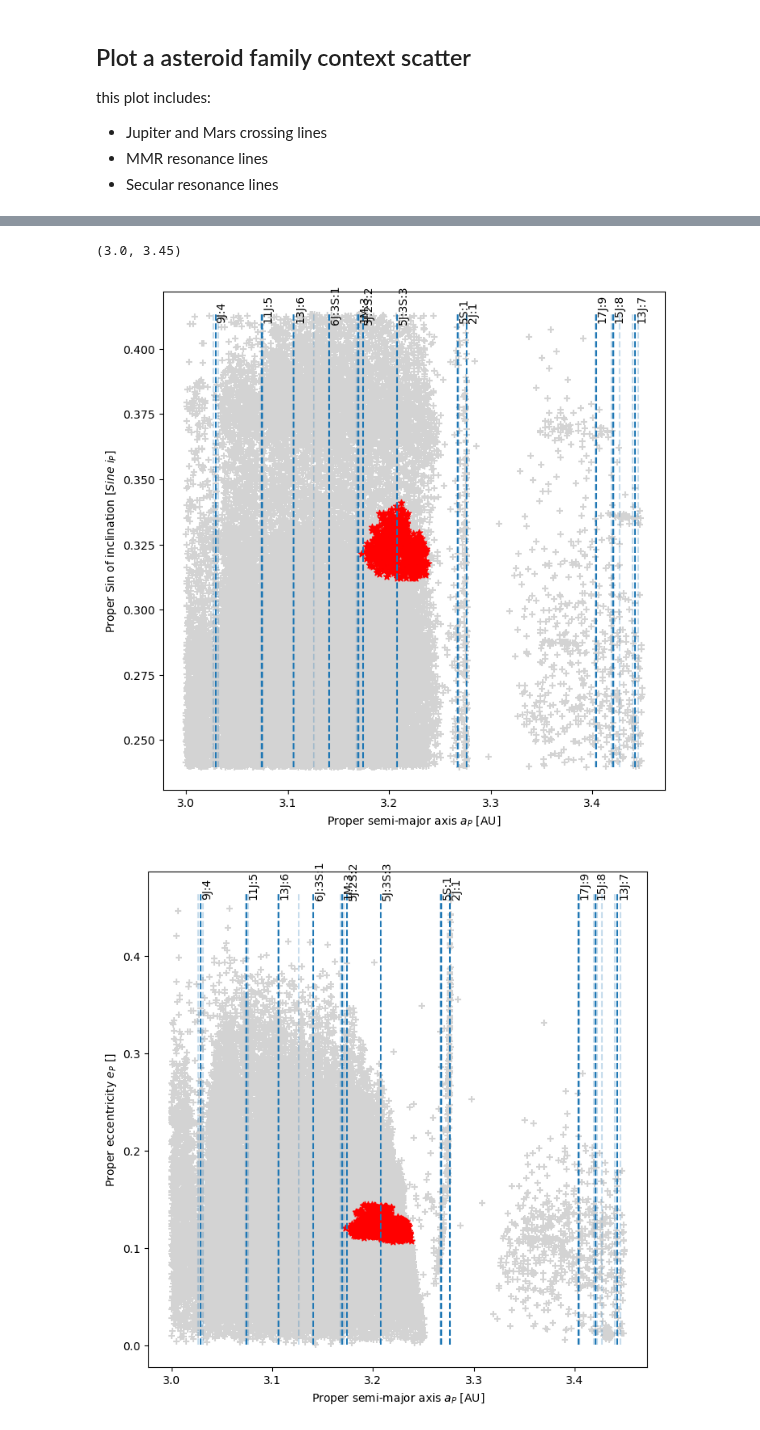
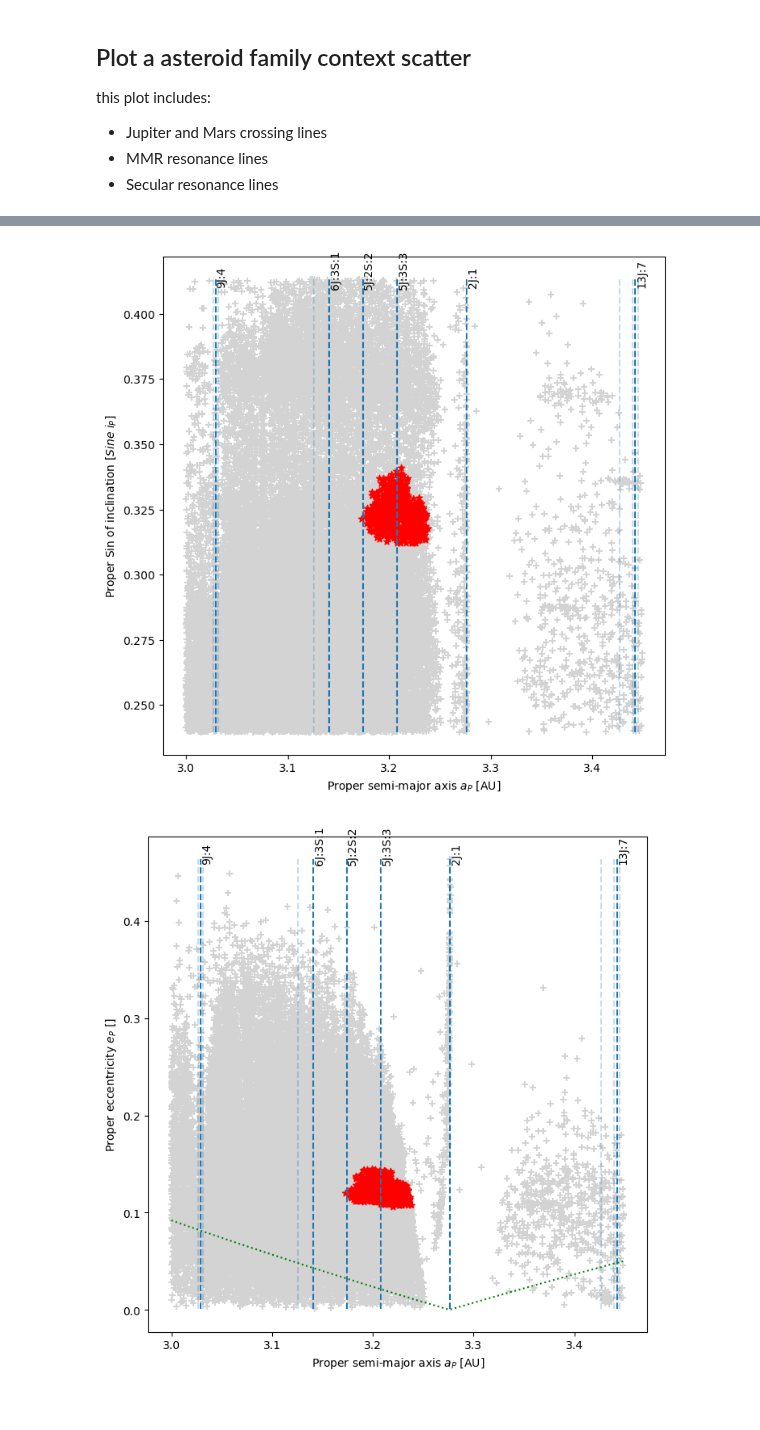
Before and after one commit to crankymax/asteroid_families, a Jupyter notebook: jupyter_notebooks/Luthera_Family_Analysis_AUG15.ipynb, the cells around one changed output, grey strips where cells are left out. Saved outputs shown, nothing was run; the diff lists cells and outputs as text; code cells hidden in the pictures.

Commit message:
New plots

```diff
--- a/jupyter_notebooks/Luthera_Family_Analysis_AUG15.ipynb
+++ b/jupyter_notebooks/Luthera_Family_Analysis_AUG15.ipynb
@@ -69,8 +64,8 @@ mmr_atlas[(mmr_atlas.sma >= 3.15) & (mmr_atlas.sma <= 3.3) & (mmr_atlas.strength
 # %%
 # MMR values in AU
 mmrs_3b_luthera = {'6J:3S:1':[3.141,1.0002,0.9985],
-                '5J:2S:2':[3.174,1.0002,0.9985],
-                '5J:3S:3':[3.208,1.0002, 0.9985]}
+                   '5J:2S:2':[3.174,1.0002,0.9985],
+                   '5J:3S:3':[3.208,1.0002,0.9985]}
 
 def plot_2b_mmr(ax, sma_range, line_min, line_max, min_strength=1e-13):
     plt_2b_mmr = mmr_atlas[(mmr_atlas.sma >= sma_range[0]) & (mmr_atlas.sma <= sma_range[1]) & (mmr_atlas.strength > min_strength)]
@@ -94,10 +89,9 @@ def plot_3b_mmr(ax, sma_range, line_min, line_max):
 
 
 # add the MMR lines in a plot with an semi-major axis (a) x axis.
-def plot_mmrs(ax, sma_range, line_min, line_max):
-    plot_2b_mmr(ax, sma_range, line_min, line_max)
+def plot_mmrs(ax, sma_range, line_min, line_max, min_strength=1e-13):
+    plot_2b_mmr(ax, sma_range, line_min, line_max, min_strength)
     plot_3b_mmr(ax, sma_range, line_min, line_max)
-
 
 
 mars_a = 1.666
@@ -137,10 +131,29 @@ mars_Q = np.vstack([a_range, mars_crossing_e])
 
 plot_values = np.where((jupiter_q[0,:]>=3.17) & (jupiter_q[0,:]<=3.24))[0]
 
-def plot_crossing_e(ax,x_min, x_max):
+def plot_js_crossing_e(ax,x_min, x_max):
     plot_values = np.where((jupiter_q[0,:]>=x_min) & (jupiter_q[0,:]<=x_max))[0]
     ax.plot(mars_Q[:,np.array(plot_values)][0],mars_Q[:,np.array(plot_values)][1])
     ax.plot(jupiter_q[:,np.array(plot_values)][0],jupiter_q[:,np.array(plot_values)][1])
+
+
+def plot_crossing_e(ax, sma_min, sma_max, sma):
+    a_range = np.linspace(sma_min, sma_max, 100)
+
+    if sma > sma_max:
+        crossing_e = (sma/a_range-1)
+    elif sma > sma_min and sma < sma_max:
+        sma_index = np.where(a_range >= sma)[0]
+        crossing_e_1 = (sma/a_range[:sma_index[0]])-1
+        crossing_e_2 = 1-(sma/a_range[sma_index[0]:])
+        crossing_e = np.concatenate([crossing_e_1, crossing_e_2])
+    else:
+        crossing_e = 1-(sma/a_range)
+
+    crossing_sma_e = np.vstack([a_range, crossing_e])
+
+    plot_values = np.where((crossing_sma_e[0,:]>=sma_min) & (crossing_sma_e[0,:]<=sma_max))[0]
+    ax.plot(crossing_sma_e[:,np.array(plot_values)][0],crossing_sma_e[:,np.array(plot_values)][1], 'g:')
 # %%
 sma_range = (3.15, 3.26)
 
@@ -457,36 +470,35 @@ neighbr_asteroids.describe()
 | max | 19.360000 | 3.449340 | 0.463888 | 0.413267 | 69.266750 | 666.102477 | -10.022626 | 100000.000000 | -10.0 |
 # %%
 sma_range = (neighbr_a_min, neighbr_a_max)
-print(sma_range)
+
 fig, ax = plt.subplots(figsize=(8, 8))
 ax.scatter(data=neighbr_asteroids, x='a_P',y='sineI_P', marker="+", c='lightgrey')
 ax.scatter(data=luth_fam, x='a_P',y='sineI_P', edgecolors='red', marker="*", c='red')
 
 luth_ie = luth_fam[luth_fam.ast_name == '1303'][['a_P','sineI_P']].values
 
 ax.plot(luth_ie[0][0],luth_ie[0][1], 'ro', markersize=10)
 
 ax.set_xlabel("Proper semi-major axis $a_P$ [AU]")
 ax.set_ylabel("Proper Sin of inclination [$Sine ~i_P$]")
 
-plot_mmrs(ax, sma_range, neighbr_i_min, neighbr_i_max)
+plot_mmrs(ax, sma_range, neighbr_i_min, neighbr_i_max, min_strength=1e-12)
 
 plt.savefig(plot_dir / "neighbour_ai.png", dpi=300)
 plt.show()
 
 fig, ax = plt.subplots(figsize=(8, 8))
 ax.scatter(data=neighbr_asteroids, x='a_P',y='e_P', marker="+", c='lightgrey')
 ax.scatter(data=luth_fam, x='a_P',y='e_P', edgecolors='red', marker="*", c='red')
 
 luth_ie = luth_fam[luth_fam.ast_name == '1303'][['a_P','e_P']].values
 ax.plot(luth_ie[0][0],luth_ie[0][1], 'ro', markersize=10)
 ax.set_xlabel("Proper semi-major axis $a_P$ [AU]")
 ax.set_ylabel("Proper eccentricity $e_P$ []")
-plot_mmrs(ax, sma_range, neighbr_asteroids.e_P.min(), neighbr_asteroids.e_P.max())
-
+plot_mmrs(ax, sma_range, neighbr_asteroids.e_P.min(), neighbr_asteroids.e_P.max(), min_strength=1e-12)
+plot_crossing_e(ax, sma_range[0], sma_range[1], 3.276)
 plt.savefig(plot_dir / "neighbour_ae.png", dpi=300)
 plt.show()
 # %% [output]
-(3.0, 3.45)
-[figure, old version]
+[figure, new version]
-[figure, old version]
+[figure, new version]
```
Also changed, not shown: parts of 4 cells of this notebook, 2 other files.
